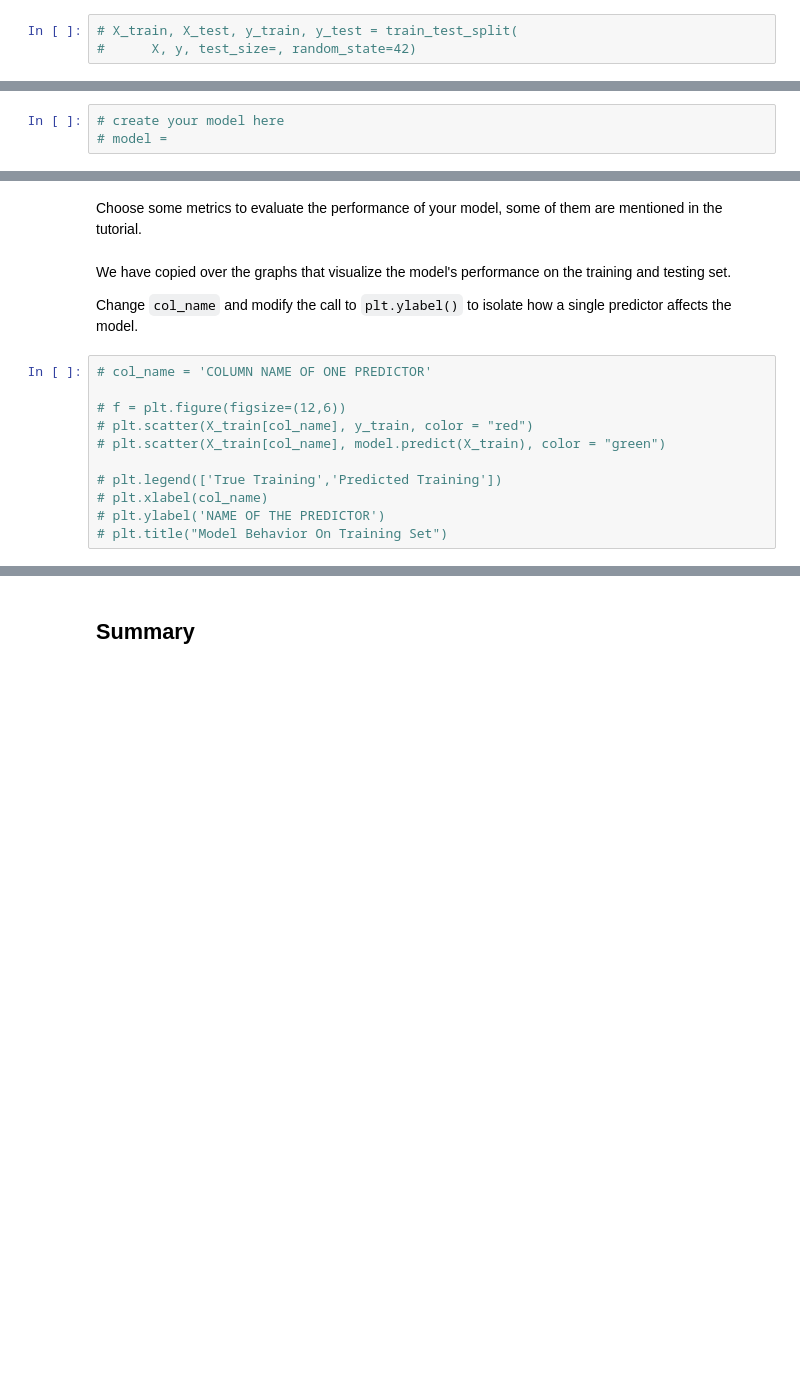
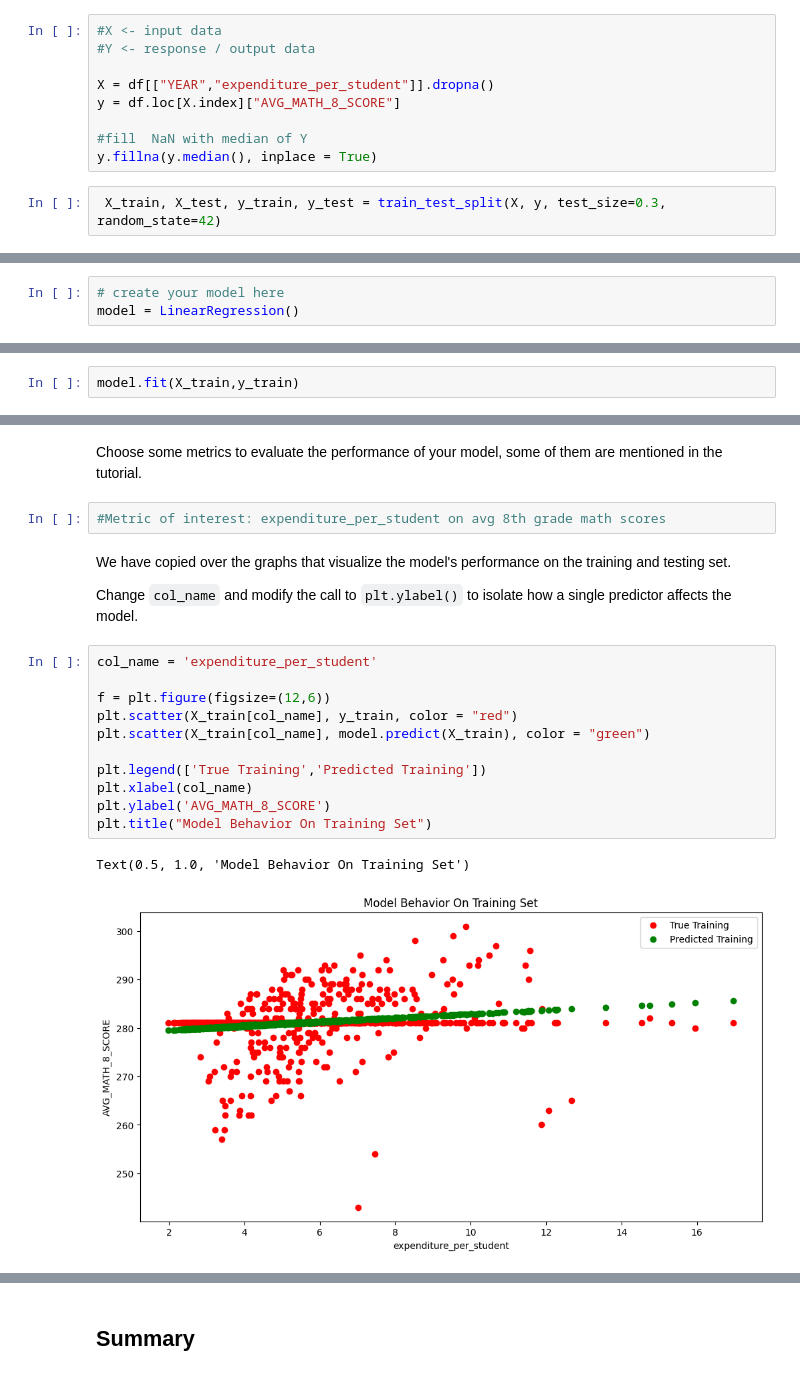
Before and after one commit to ejmones/MDST-Tutorial, a Jupyter notebook: tutorial1/checkpoint1.ipynb, the cells around one changed output, grey strips where cells are left out. Saved outputs shown, nothing was run; the diff lists cells and outputs as text; blank space fills up the shorter version.

```diff
--- a/tutorial1/checkpoint1.ipynb
+++ b/tutorial1/checkpoint1.ipynb
@@ -210,6 +234,14 @@ from sklearn.model_selection import train_test_split
+# %%
+#X <- input data
+#Y <- response / output data
+
+X = df[["YEAR","expenditure_per_student"]].dropna()
+y = df.loc[X.index]["AVG_MATH_8_SCORE"]
+
+#fill  NaN with median of Y
+y.fillna(y.median(), inplace = True)
 # %%
-# X_train, X_test, y_train, y_test = train_test_split(
-#      X, y, test_size=, random_state=42)
+ X_train, X_test, y_train, y_test = train_test_split(X, y, test_size=0.3, random_state=42)
 # %% [markdown]
 <h2> Prediction </h2>
 # %% [markdown]
@@ -219,5 +252,5 @@ ML Models [Resource](https://medium.com/@vijaya.beeravalli/comparison-of-machine
 # %%
 # create your model here
-# model =
+model = LinearRegression()
 # %%
 model.fit(X_train, y_train)
@@ -225,0 +259,2 @@ y_pred = model.predict(X_test)
+# %%
+model.fit(X_train,y_train)
@@ -227,19 +277,24 @@ y_pred = model.predict(X_test)
 ## Evaluation
 # %% [markdown]
 Choose some metrics to evaluate the performance of your model, some of them are mentioned in the tutorial.
+# %%
+#Metric of interest: expenditure_per_student on avg 8th grade math scores
 # %% [markdown]
 We have copied over the graphs that visualize the model's performance on the training and testing set.
 
 Change `col_name` and modify the call to `plt.ylabel()` to isolate how a single predictor affects the model.
 # %%
-# col_name = 'COLUMN NAME OF ONE PREDICTOR'
+col_name = 'expenditure_per_student'
 
-# f = plt.figure(figsize=(12,6))
-# plt.scatter(X_train[col_name], y_train, color = "red")
-# plt.scatter(X_train[col_name], model.predict(X_train), color = "green")
+f = plt.figure(figsize=(12,6))
+plt.scatter(X_train[col_name], y_train, color = "red")
+plt.scatter(X_train[col_name], model.predict(X_train), color = "green")
 
-# plt.legend(['True Training','Predicted Training'])
-# plt.xlabel(col_name)
-# plt.ylabel('NAME OF THE PREDICTOR')
-# plt.title("Model Behavior On Training Set")
+plt.legend(['True Training','Predicted Training'])
+plt.xlabel(col_name)
+plt.ylabel('AVG_MATH_8_SCORE')
+plt.title("Model Behavior On Training Set")
+# %% [output]
+Text(0.5, 1.0, 'Model Behavior On Training Set')
+[figure, added]
 # %%
```
Also changed, not shown: parts of 22 cells of this notebook.
